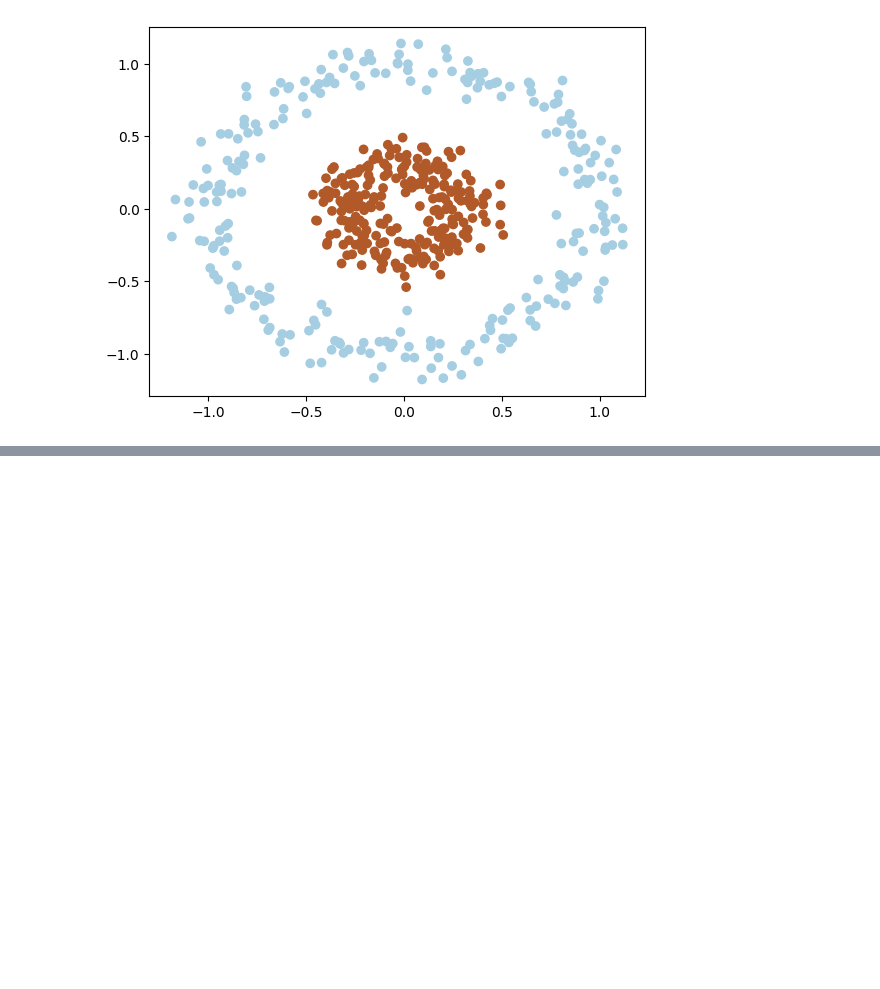
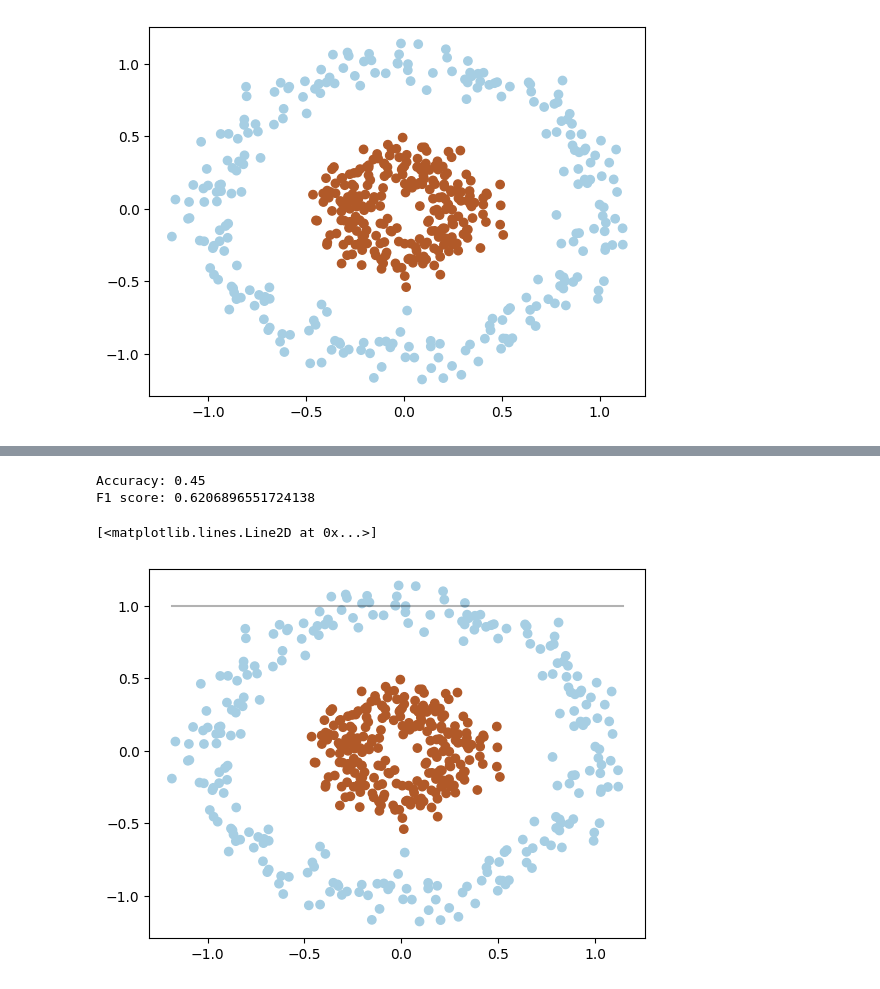
Before and after one commit to Vgr20/EN3150_Assignment_04, a Jupyter notebook: Assignment.ipynb, the cells around one changed output, grey strips where cells are left out. Saved outputs shown, nothing was run; the diff lists cells and outputs as text; code cells hidden in the pictures; blank space fills up the shorter version.

```diff
--- a/Assignment.ipynb
+++ b/Assignment.ipynb
@@ -28,0 +45,31 @@ plt.show()
+# %%
+from sklearn.model_selection import train_test_split
+import sklearn.svm as svm
+from sklearn.metrics import accuracy_score, precision_score, recall_score, f1_score
+
+
+# Split the data into training and testing sets
+X_train, X_test, y_train, y_test = train_test_split(X, y, test_size=0.2)
+
+# Create an instance of the LinearSVC class and fit it to the training data
+svm_classifier = svm.SVC(kernel='linear')
+svm_classifier.fit(X_train, y_train)
+
+# Make predictions on the testing data
+y_pred = svm_classifier.predict(X_test)
+
+# Evaluate the performance of the model using metrics such as accuracy, precision, recall, and F1 score
+print("Accuracy:", accuracy_score(y_test, y_pred))
+print("F1 score:", f1_score(y_test, y_pred))
+
+plt.scatter (X [:, 0], X [:, 1], c=y, cmap=plt.cm.Paired)
+
+
+xx = np.linspace(X.min(), X.max(), 50)
+yy = (svm_classifier.intercept_ - svm_classifier.coef_[0][0] * xx)
+plt.plot(xx, yy, alpha=0.3, color='Black')
+# %% [output]
+Accuracy: 0.45
+F1 score: 0.6206896551724138
+[<matplotlib.lines.Line2D at 0x...>]
+[figure, added]
```
Also changed, not shown: parts of 8 cells of this notebook, 23 other files.
